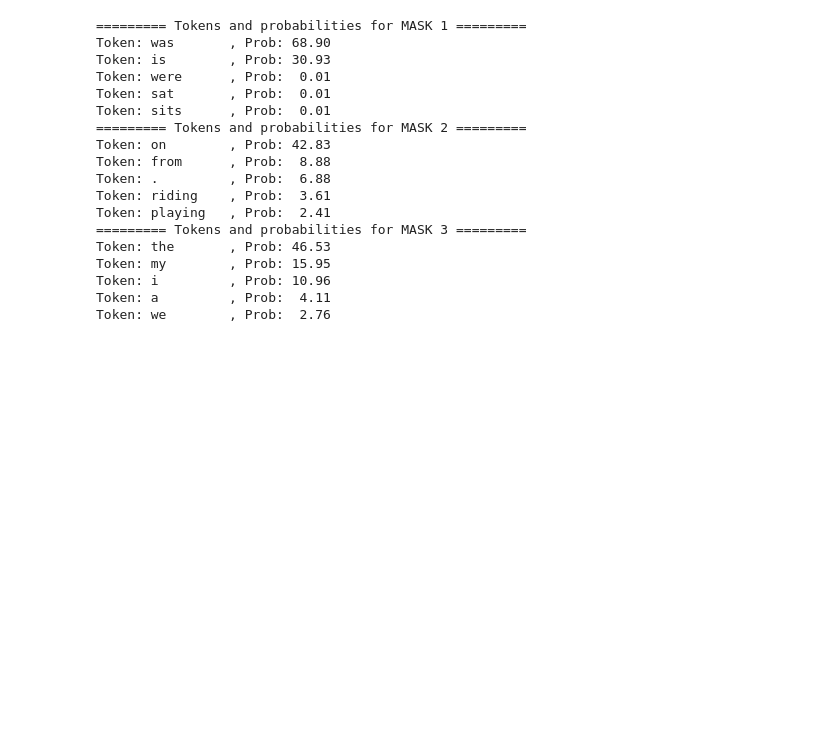
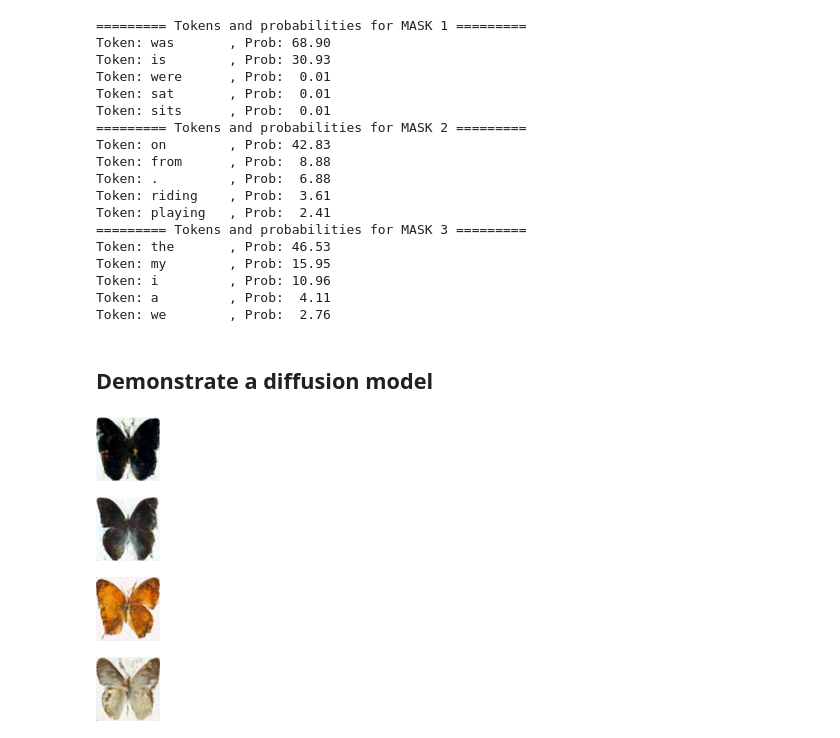
Before and after one commit to MauricioCafiero/CafChemTeach, a Jupyter notebook: notebooks/Transformers_demo_CafChem.ipynb, the cells around one changed output. Saved outputs shown, nothing was run; the diff lists cells and outputs as text; code cells hidden in the pictures; blank space fills up the shorter version.

```diff
--- a/notebooks/Transformers_demo_CafChem.ipynb
+++ b/notebooks/Transformers_demo_CafChem.ipynb
@@ -143,3 +143,12 @@ Token: my        , Prob: 15.95
 Token: i         , Prob: 10.96
 Token: a         , Prob:  4.11
 Token: we        , Prob:  2.76
+# %% [markdown]
+## Demonstrate a diffusion model
+# %%
+cct.use_DDPM_pipeline("cafierom/Butterflies-pipe")
+# %% [output]
+[figure, added]
+[figure, added]
+[figure, added]
+[figure, added]
```
Also changed, not shown: parts of 1 cell of this notebook.
